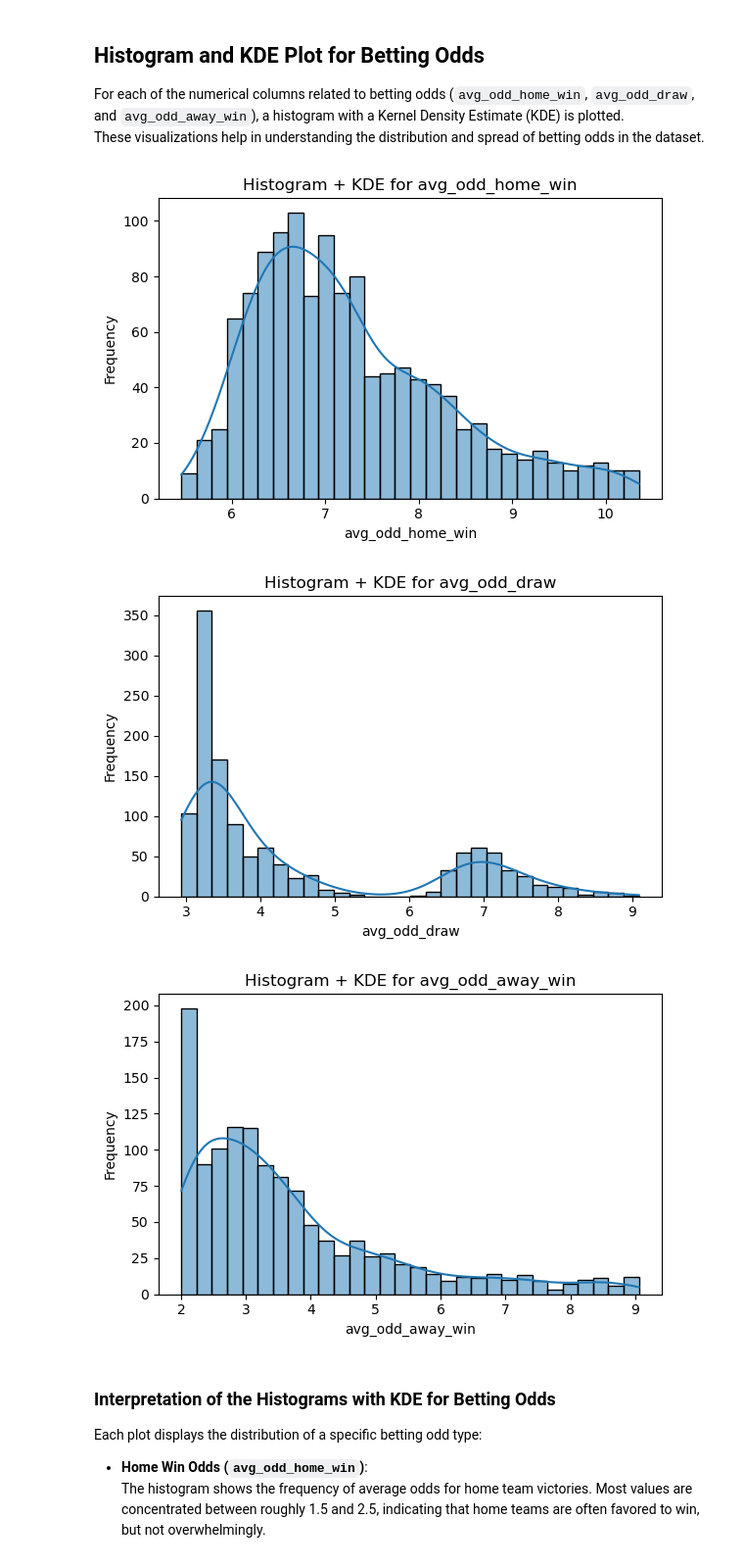
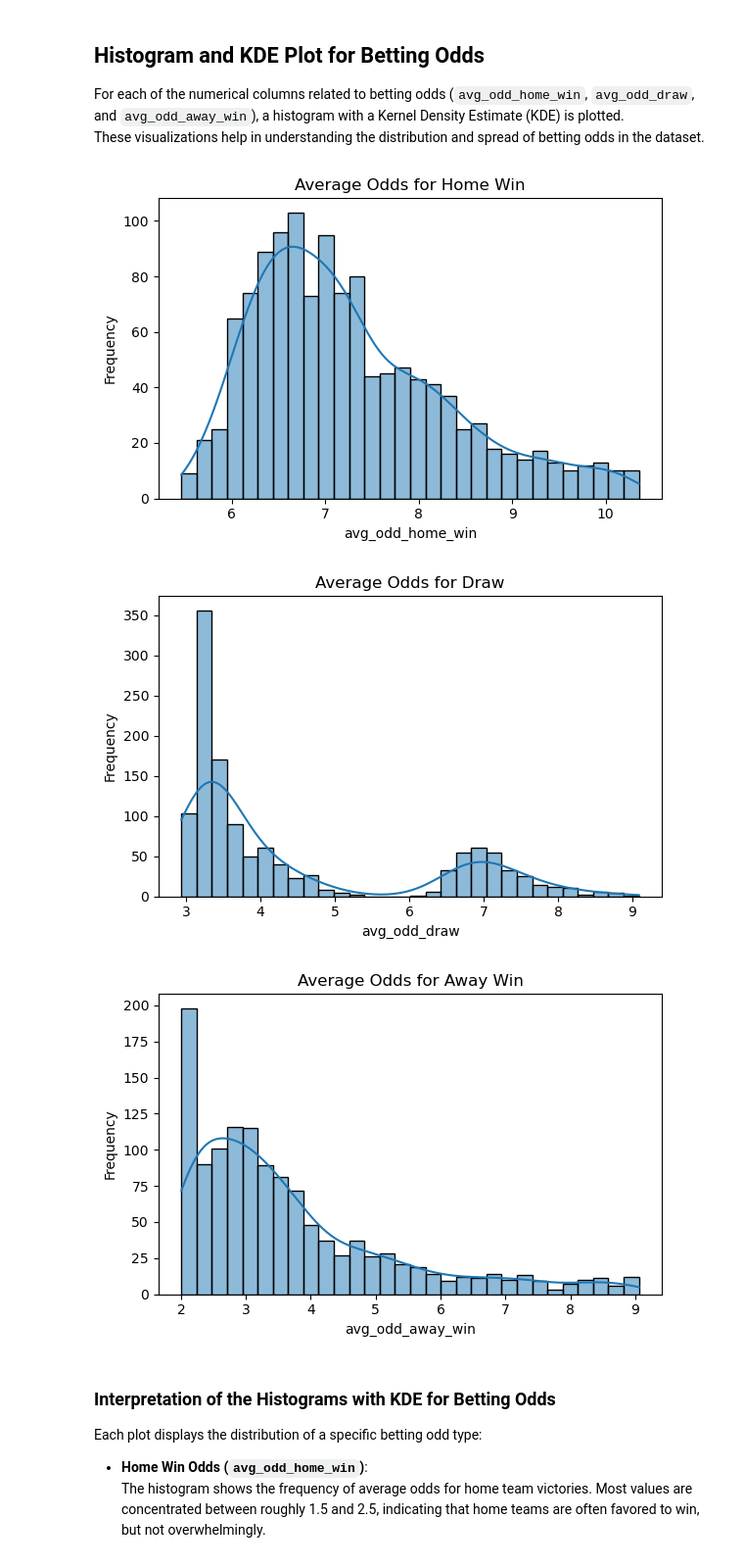
Before and after one commit to peterjanas/betting-BI, a Jupyter notebook: notebook/premier-eda.ipynb, the cells around one changed output. Shown: that part at 98% size. Drawn from its saved outputs; the diff is of its cells as text; code cells hidden in the pictures.

```diff
--- a/notebook/premier-eda.ipynb
+++ b/notebook/premier-eda.ipynb
@@ -166,22 +166,28 @@ These visualizations help in understanding the distribution and spread of bettin
 # %%
 import matplotlib.pyplot as plt
 import seaborn as sns
 
 # Kolonner der kan bruges til KDE + histogram (numeriske)
 numerical_cols = ['avg_odd_home_win', 'avg_odd_draw', 'avg_odd_away_win']
 
+title_map = {
+    'avg_odd_home_win': 'Average Odds for Home Win',
+    'avg_odd_draw': 'Average Odds for Draw',
+    'avg_odd_away_win': 'Average Odds for Away Win'
+}
+
 for column in numerical_cols:
     plt.figure(figsize=(6, 4))
     sns.histplot(df[column], bins=30, kde=True)
-    plt.title(f'Histogram + KDE for {column}')
+    plt.title(title_map[column])
     plt.xlabel(column)
     plt.ylabel('Frequency')
     plt.tight_layout()
     plt.show()
 # %% [output]
-[figure, old version]
+[figure, new version]
-[figure, old version]
+[figure, new version]
-[figure, old version]
+[figure, new version]
 # %% [markdown]
 ### Interpretation of the Histograms with KDE for Betting Odds
 
```
Also changed, not shown: parts of 4 cells of this notebook, 24 other files.
